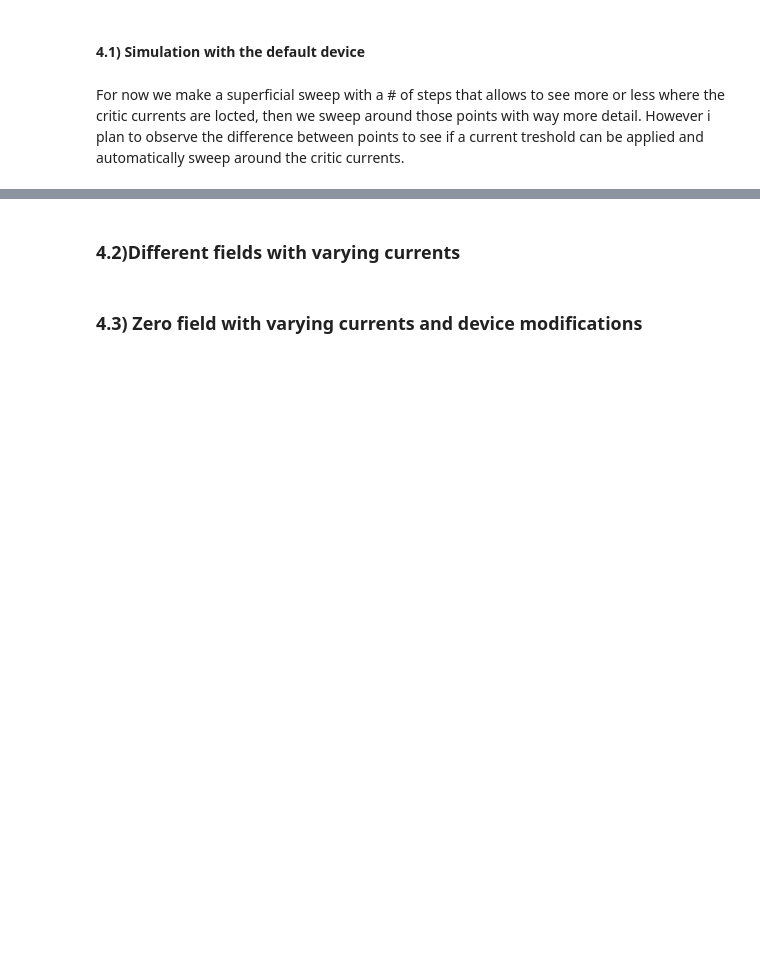
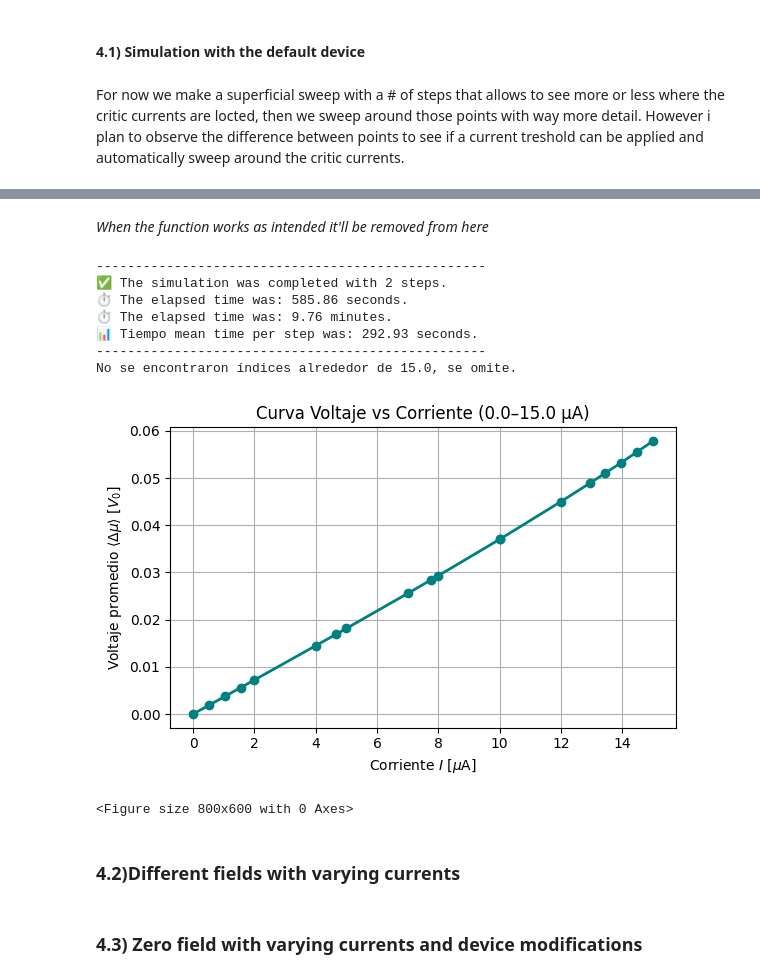
Before and after one commit to AlejoProjects/diode_effect, a Jupyter notebook: proyecto_electro2.ipynb, the cells around one changed output, grey strips where cells are left out. Drawn from its saved outputs; the diff is of its cells as text; code cells hidden in the pictures; blank space fills up the shorter version.

```diff
--- a/proyecto_electro2.ipynb
+++ b/proyecto_electro2.ipynb
@@ -261,2 +274,15 @@ I = 0.5 µA, <V> = 0.0019 V₀,progress: 6.67%
+# %% [markdown]
+*When the function works as intended it'll be removed from here*
 # %%
-df.critic_currents_augmentation(device_fast,[3,6,9,11,15],currents,voltages)
+critic_currents_arr = [3.0,6.0,9.0,11.0,15.0]
+df.critic_currents_augmentation(device_fast,critic_currents_arr[0],currents,voltages)
+# %% [output]
+--------------------------------------------------
+✅ The simulation was completed with 2 steps.
+⏱️ The elapsed time was: 585.86 seconds.
+⏱️ The elapsed time was: 9.76 minutes.
+📊 Tiempo mean time per step was: 292.93 seconds.
+--------------------------------------------------
+No se encontraron índices alrededor de 15.0, se omite.
+[figure, added]
+<Figure size 800x600 with 0 Axes>
```
Also changed, not shown: parts of 5 cells of this notebook, 3 other files.
